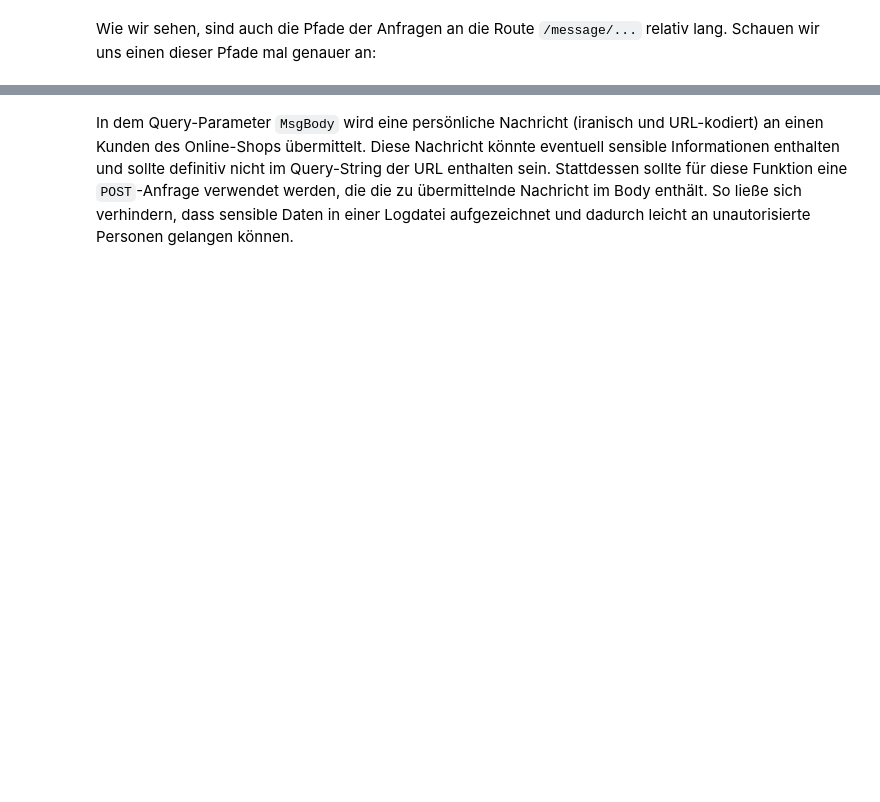
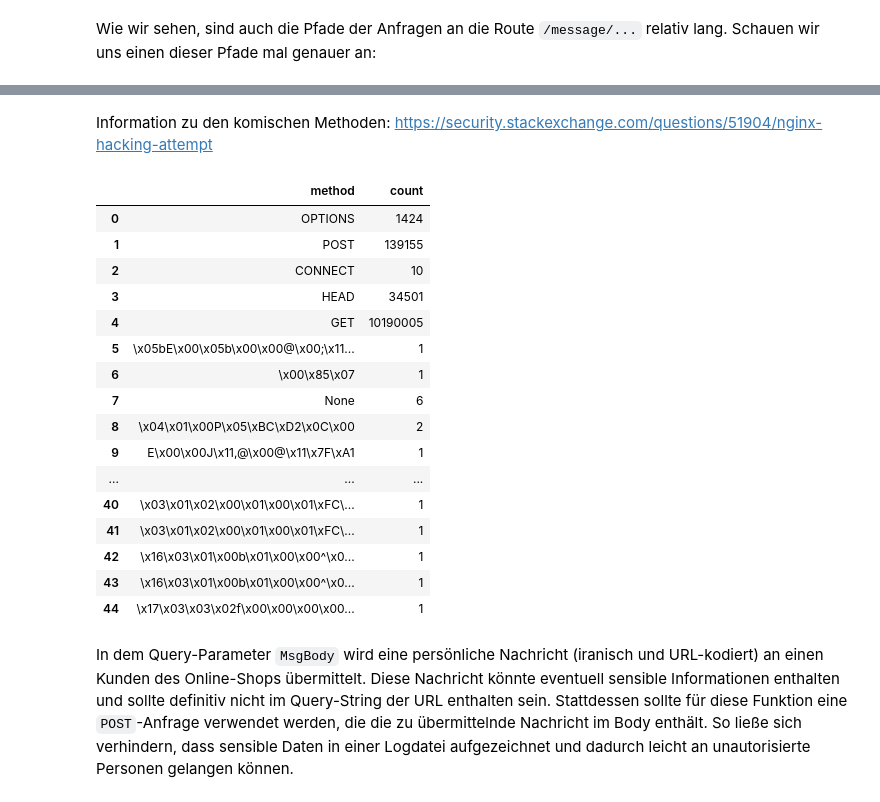
Before and after one commit to Robstei/zugriffsdaten_apache_spark, a Jupyter notebook: index.ipynb, the cells around one changed output, grey strips where cells are left out. Drawn from its saved outputs; the diff is of its cells as text; code cells hidden in the pictures; blank space fills up the shorter version.

```diff
--- a/index.ipynb
+++ b/index.ipynb
@@ -236,0 +286,22 @@ pandas_df.iloc[0].request_path
+# %% [markdown]
+Information zu den komischen Methoden: https://security.stackexchange.com/questions/51904/nginx-hacking-attempt
+# %%
+df.select("method").groupBy("method").count().limit(100).toPandas()
+# %% [output]
+|  | method | count |
+| 0 | OPTIONS | 1424 |
+| 1 | POST | 139155 |
+| 2 | CONNECT | 10 |
+| 3 | HEAD | 34501 |
+| 4 | GET | 10190005 |
+| 5 | \x05bE\x00\x05b\x00\x00@\x00;\x11... | 1 |
+| 6 | \x00\x85\x07 | 1 |
+| 7 | None | 6 |
+| 8 | \x04\x01\x00P\x05\xBC\xD2\x0C\x00 | 2 |
+| 9 | E\x00\x00J\x11,@\x00@\x11\x7F\xA1 | 1 |
+| ... | ... | ... |
+| 40 | \x03\x01\x02\x00\x01\x00\x01\xFC\... | 1 |
+| 41 | \x03\x01\x02\x00\x01\x00\x01\xFC\... | 1 |
+| 42 | \x16\x03\x01\x00b\x01\x00\x00^\x0... | 1 |
+| 43 | \x16\x03\x01\x00b\x01\x00\x00^\x0... | 1 |
+| 44 | \x17\x03\x03\x02f\x00\x00\x00\x00... | 1 |
```
Also changed, not shown: parts of 18 cells of this notebook, 1 other file.
